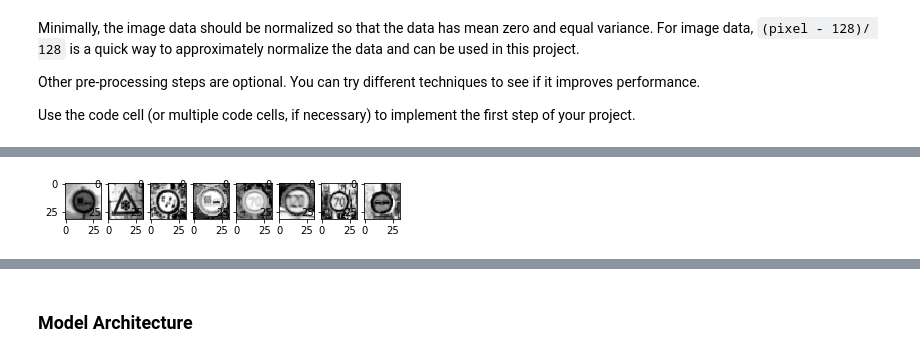
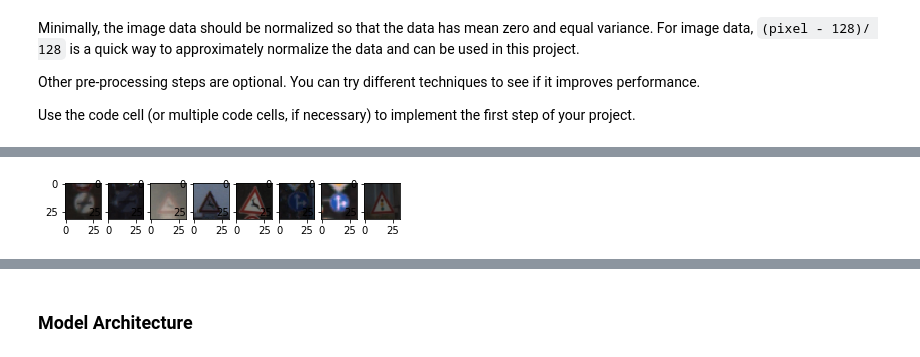
Before and after one commit to hkube/CarND-Traffic-Sign-Classifier-Project, a Jupyter notebook: Traffic_Sign_Classifier.ipynb, the cells around one changed output, grey strips where cells are left out. Cells and saved outputs as stored; diff of their text form; code cells hidden in the pictures.

```diff
--- a/Traffic_Sign_Classifier.ipynb
+++ b/Traffic_Sign_Classifier.ipynb
@@ -36,20 +36,11 @@ with open(validation_file, mode='rb') as f:
 with open(testing_file, mode='rb') as f:
     test = pickle.load(f)
 
-X_train_rgb, y_train = train['features'], train['labels']
-X_valid_rgb, y_valid = valid['features'], valid['labels']
+X_train_rgb, y_train0 = train['features'], train['labels']
+X_valid_rgb, y_valid  = valid['features'], valid['labels']
 X_test_rgb, y_test = test['features'], test['labels']
 
-# Limit the size of the training data set
-if False:
-    limitedDataSetSize = 100
-    X_train_rgb = X_train_rgb[:limitedDataSetSize]
-    y_train     = y_train[:limitedDataSetSize]
-    X_valid_rgb = X_valid_rgb[:limitedDataSetSize]
-    y_valid     = y_valid[:limitedDataSetSize]
-
-
-assert(len(X_train_rgb) == len(y_train))
+assert(len(X_train_rgb) == len(y_train0))
 assert(len(X_valid_rgb) == len(y_valid))
 assert(len(X_test_rgb)  == len(y_test))
 # %% [markdown]
@@ -172,10 +163,38 @@ def hist_equal(gray):
     return equal
 
 def toGrayscale(image_array):
+    image_shape = image_array[0].shape
     new_array = np.empty([len(image_array), image_shape[0], image_shape[1], 1], dtype=np.float32)
     for i in range(len(image_array)):
         new_array[i,:,:,0] = hist_equal(rgb2gray(image_array[i]))[:,:]
     return new_array
+
+def addNoise(gray):
+    noisyImages = np.copy(gray)
+    imWidth = noisyImages[0].shape[0]
+    imHeight = noisyImages[0].shape[1]
+    for i in range(len(noisyImages)):
+        r = np.random.rand(imWidth, imHeight)
+        color = np.random.randint(0, 1+1)
+        for x in range(imWidth):
+            for y in range(imHeight):
+                if r[y][x] < 0.1:
+                    noisyImages[i][y][x][0] = -0.5 + color
+    return noisyImages
+
+def addSplotches(gray):
+    imagesWithSplotches = np.copy(gray)
+    imWidth = imagesWithSplotches[0].shape[0]
+    imHeight = imagesWithSplotches[0].shape[1]
+    for i in range(len(imagesWithSplotches)):
+        color = np.random.randint(0, 1+1)
+        xoff = np.random.randint(0, 24)
+        yoff = np.random.randint(0, 24)
+        for x in range(8):
+            for y in range(8):
+                imagesWithSplotches[i][y+yoff][x+xoff][0] = -0.5 + color
+    return imagesWithSplotches
+
 
 X_train = toGrayscale(X_train_rgb)
 X_valid = toGrayscale(X_valid_rgb)
@@ -184,12 +203,44 @@ print("X_train.shape:", X_train.shape)
 print("X_valid.shape:", X_valid.shape)
 print("X_test.shape:", X_test.shape)
 
+# Work on a copy of the training labels
+y_train = np.copy(y_train0)
+
 # Shuffle the training data
-X_train, y_train = shuffle(X_train, y_train)
+#X_train, y_train = shuffle(X_train, y_train)
+
+# Add images with black dots
+X_noise = addNoise(X_train)
+
+# Add images with splotches
+X_splotches = addSplotches(X_train)
+
+# Merge all training images into one big data chunk
+X_train = np.concatenate([X_train, X_noise, X_splotches])
+y_train = np.concatenate([y_train, np.copy(y_train), np.copy(y_train)])
+
+iSkip = 200
 
 f, axarr = plt.subplots(1, 8)
 for i in range(8):
-    axarr[i].imshow(X_train[i].squeeze(), cmap="gray")
+    axarr[i].imshow(X_train_rgb[i*iSkip].squeeze(), cmap="gray")
+
+f, axarr = plt.subplots(1, 8)
+for i in range(8):
+    axarr[i].imshow(X_train[i*iSkip].squeeze(), cmap="gray")
+
+f, axarr = plt.subplots(1, 8)
+for i in range(8):
+    axarr[i].imshow(X_noise[i*iSkip].squeeze(), cmap="gray")
+
+f, axarr = plt.subplots(1, 8)
+for i in range(8):
+    axarr[i].imshow(X_splotches[i*iSkip].squeeze(), cmap="gray")
+
+# Shuffle the training data again
+X_train, y_train = shuffle(X_train, y_train)
+print("X_train.shape:", X_train.shape)
+print("y_train.shape:", y_train.shape)
 # %% [output]
 X_train.shape: (34799, 32, 32, 1)
 X_valid.shape: (4410, 32, 32, 1)
@@ -197 +250 @@ X_test.shape: (12630, 32, 32, 1)
-[figure, old version]
+[figure, new version]
```
Also changed, not shown: parts of 9 cells of this notebook, 5 other files.
